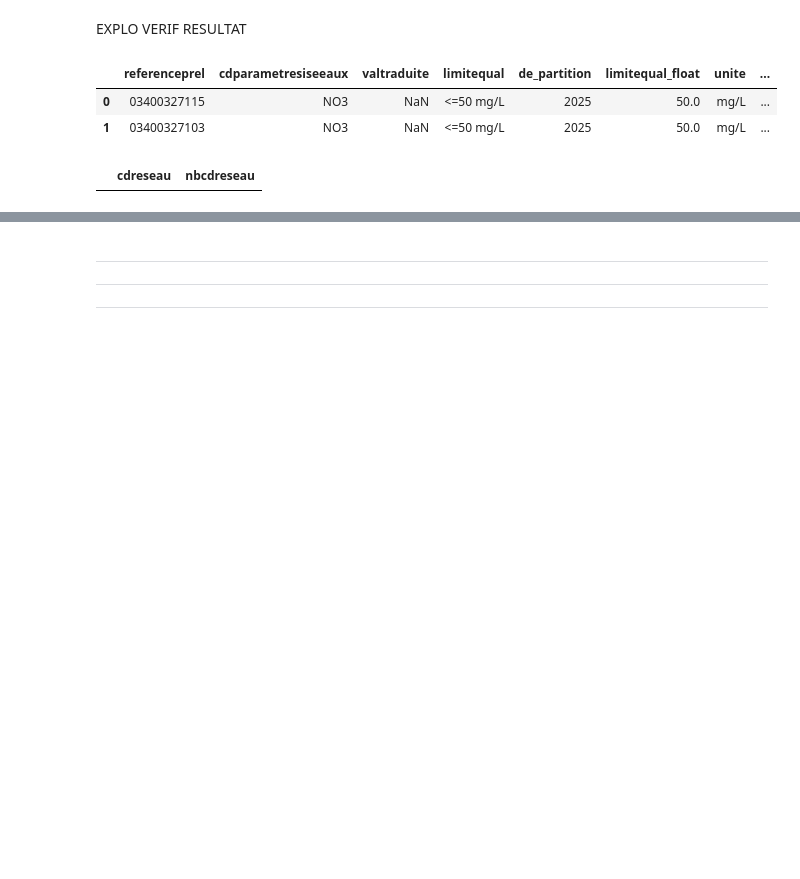
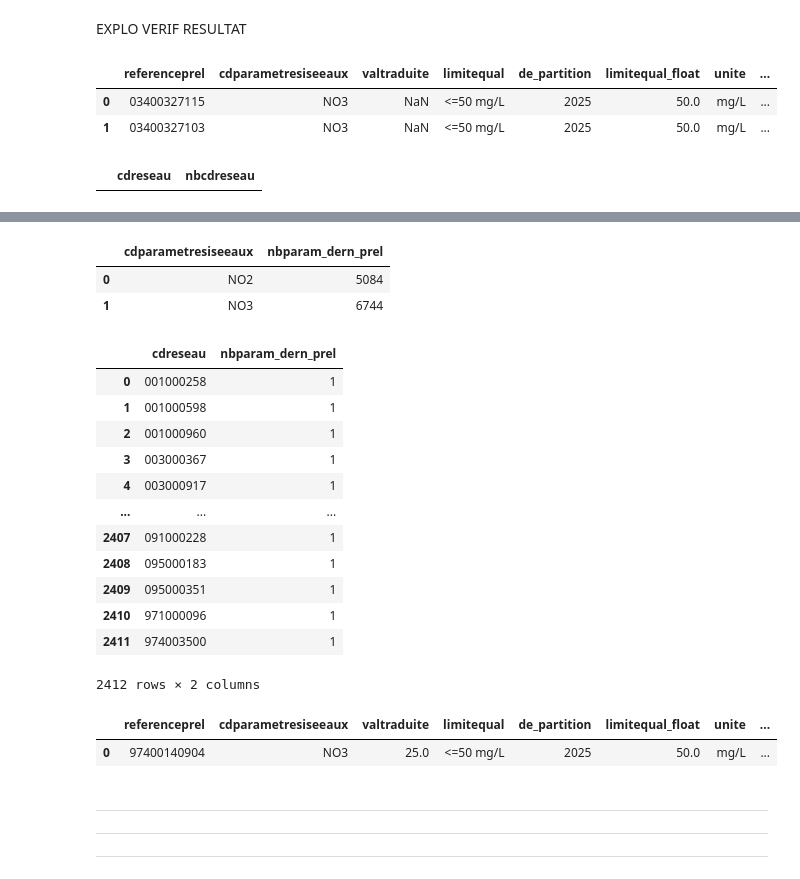
Before and after one commit to dataforgoodfr/13_pollution_eau, a Jupyter notebook: analytics/notebooks/résultat_nitrates_dbt_model.ipynb, the cells around one changed output, grey strips where cells are left out. Cells and saved outputs as stored; diff of their text form; code cells hidden in the pictures; blank space fills up the shorter version.

Commit message:
suppression doublon UDI, explo UDI sans analyse NO2, et ajout commentaire dans ELSE pour les analyses NO2 manquantes

```diff
--- a/analytics/notebooks/résultat_nitrates_dbt_model.ipynb
+++ b/analytics/notebooks/résultat_nitrates_dbt_model.ipynb
@@ -354,4 +357,56 @@ con.sql(' SELECT cdreseau, MAX(datetimeprel) - MIN(datetimeprel)  AS ecartprel
 466 rows × 2 columns
+# %%
+#définition des résultats
+query_count_param_analyse = """
+
+SELECT cdparametresiseeaux, COUNT(*) nbparam_dern_prel
+FROM prel_param_ac_ref
+GROUP BY cdparametresiseeaux
+ """
+count_param_analyse = con.sql(query_count_param_analyse).df()
+count_param_analyse
+# %% [output]
+|  | cdparametresiseeaux | nbparam_dern_prel |
+| 0 | NO2 | 5084 |
+| 1 | NO3 | 6744 |
+# %%
+#recherche UDI qui n'a pas de NO2 analysé depuis 1 an
+query_count_param_analyse = """
+
+SELECT cdreseau, COUNT(*) nbparam_dern_prel
+FROM prel_param_ac_ref
+GROUP BY cdreseau
+HAVING nbparam_dern_prel<2
+ """
+count_param_analyse = con.sql(query_count_param_analyse).df()
+count_param_analyse
+# %% [output]
+|  | cdreseau | nbparam_dern_prel |
+| 0 | 001000258 | 1 |
+| 1 | 001000598 | 1 |
+| 2 | 001000960 | 1 |
+| 3 | 003000367 | 1 |
+| 4 | 003000917 | 1 |
+| ... | ... | ... |
+| 2407 | 091000228 | 1 |
+| 2408 | 095000183 | 1 |
+| 2409 | 095000351 | 1 |
+| 2410 | 971000096 | 1 |
+| 2411 | 974003500 | 1 |
+2412 rows × 2 columns
+# %%
+#Explo cdreseau 974003500
+query_cdreseau_974003500 = """
+SELECT *
+FROM int__resultats_udi_communes
+WHERE cdparametresiseeaux IN ('NO2','NO3') AND cdreseau = '974003500'
+ORDER BY cdparametresiseeaux, datetimeprel DESC
+"""
+cdreseau_974003500 = con.sql(query_cdreseau_974003500).df()
+cdreseau_974003500
+# %% [output]
+|  | referenceprel | cdparametresiseeaux | valtraduite | limitequal | de_partition | limitequal_float | unite | ... |
+| 0 | 97400140904 | NO3 | 25.0 | <=50 mg/L | 2025 | 50.0 | mg/L | ... |
 # %% [markdown]
 
 -------------------------------------
```
Also changed, not shown: parts of 8 cells of this notebook.
